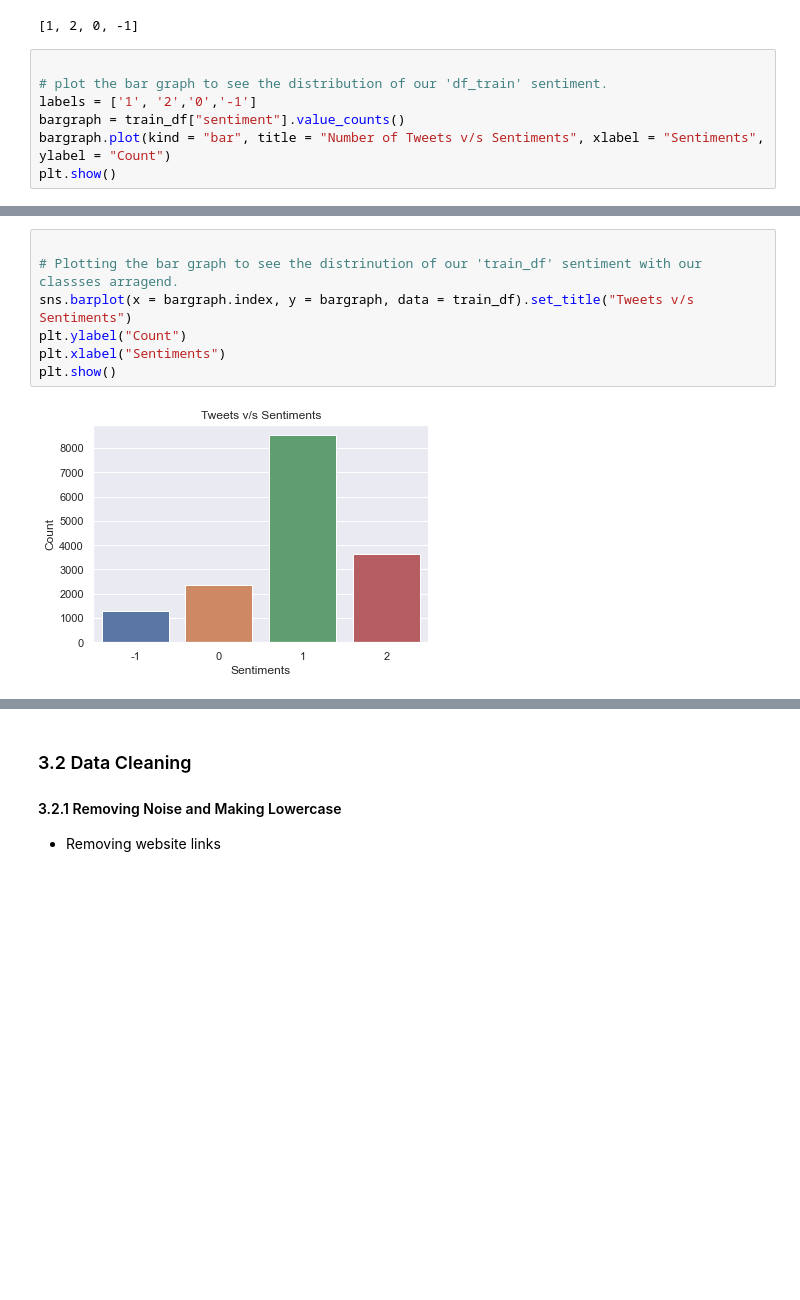
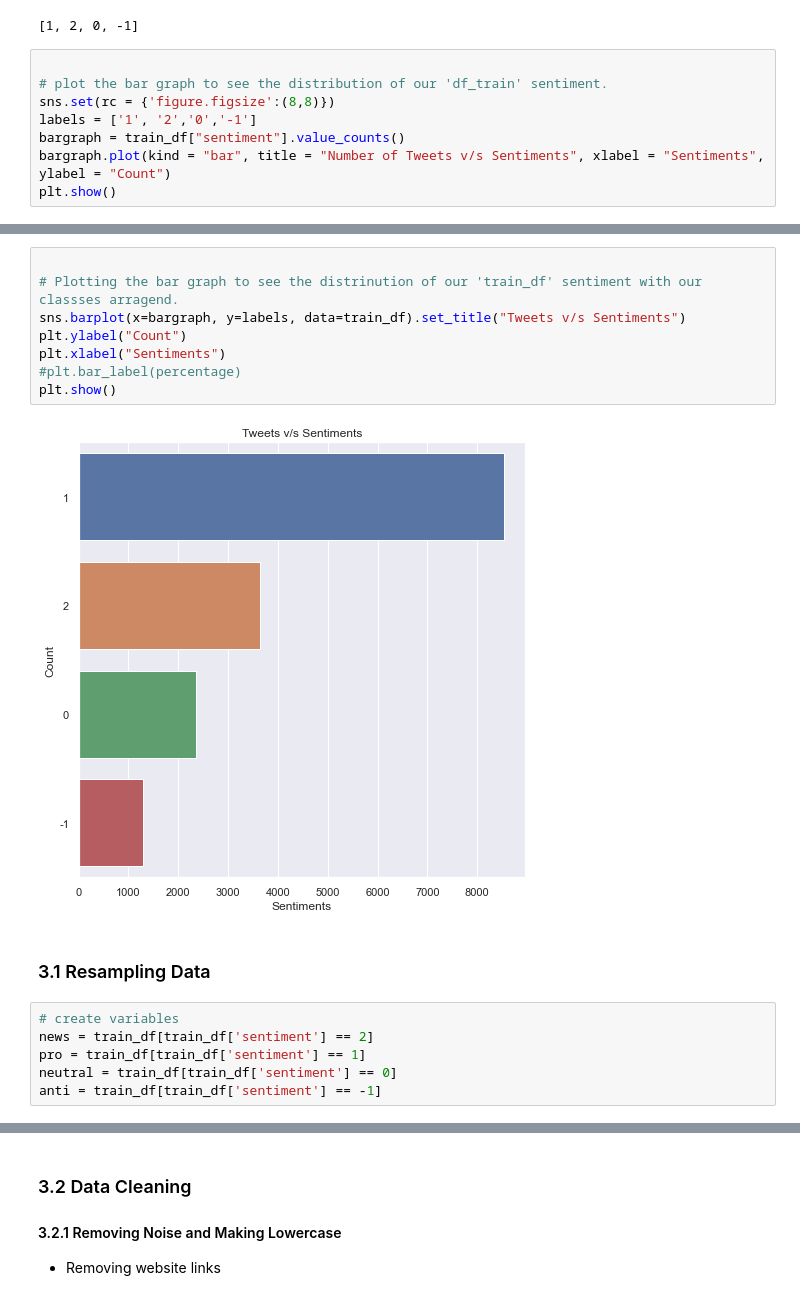
Before and after one commit to RogerA11/Team-GM4-classification-predict, a Jupyter notebook: Roger Arendse/edsa_climate_change_belief_analysis_2022.ipynb, the cells around one changed output, grey strips where cells are left out. Drawn from its saved outputs; the diff is of its cells as text; blank space fills up the shorter version.

```diff
--- a/Roger Arendse/edsa_climate_change_belief_analysis_2022.ipynb
+++ b/Roger Arendse/edsa_climate_change_belief_analysis_2022.ipynb
@@ -219,6 +219,7 @@ print(class_labels)
 # %%
 
 # plot the bar graph to see the distribution of our 'df_train' sentiment.
+sns.set(rc = {'figure.figsize':(8,8)})
 labels = ['1', '2','0','-1']
 bargraph = train_df["sentiment"].value_counts()
 bargraph.plot(kind = "bar", title = "Number of Tweets v/s Sentiments", xlabel = "Sentiments", ylabel = "Count")
@@ -228,9 +240,18 @@ plt.show()
 # %%
 
 # Plotting the bar graph to see the distrinution of our 'train_df' sentiment with our classses arragend.
-sns.barplot(x = bargraph.index, y = bargraph, data = train_df).set_title("Tweets v/s Sentiments")
+sns.barplot(x=bargraph, y=labels, data=train_df).set_title("Tweets v/s Sentiments")
 plt.ylabel("Count")
 plt.xlabel("Sentiments")
+#plt.bar_label(percentage)
 plt.show()
 # %% [output]
-[figure, old version]
+[figure, new version]
+# %% [markdown]
+### 3.1 Resampling Data
+# %%
+# create variables
+news = train_df[train_df['sentiment'] == 2]
+pro = train_df[train_df['sentiment'] == 1]
+neutral = train_df[train_df['sentiment'] == 0]
+anti = train_df[train_df['sentiment'] == -1]
```
Also changed, not shown: parts of 55 cells of this notebook, 5 other files.
